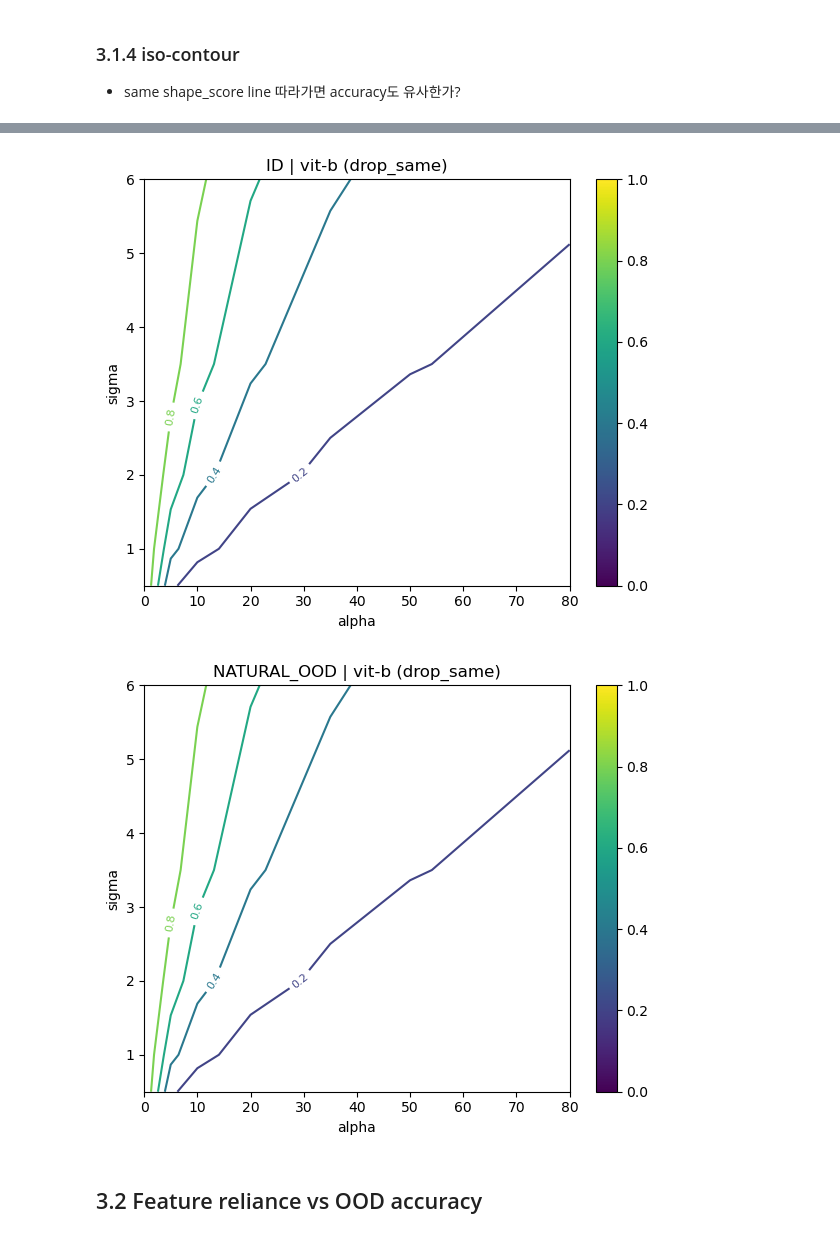
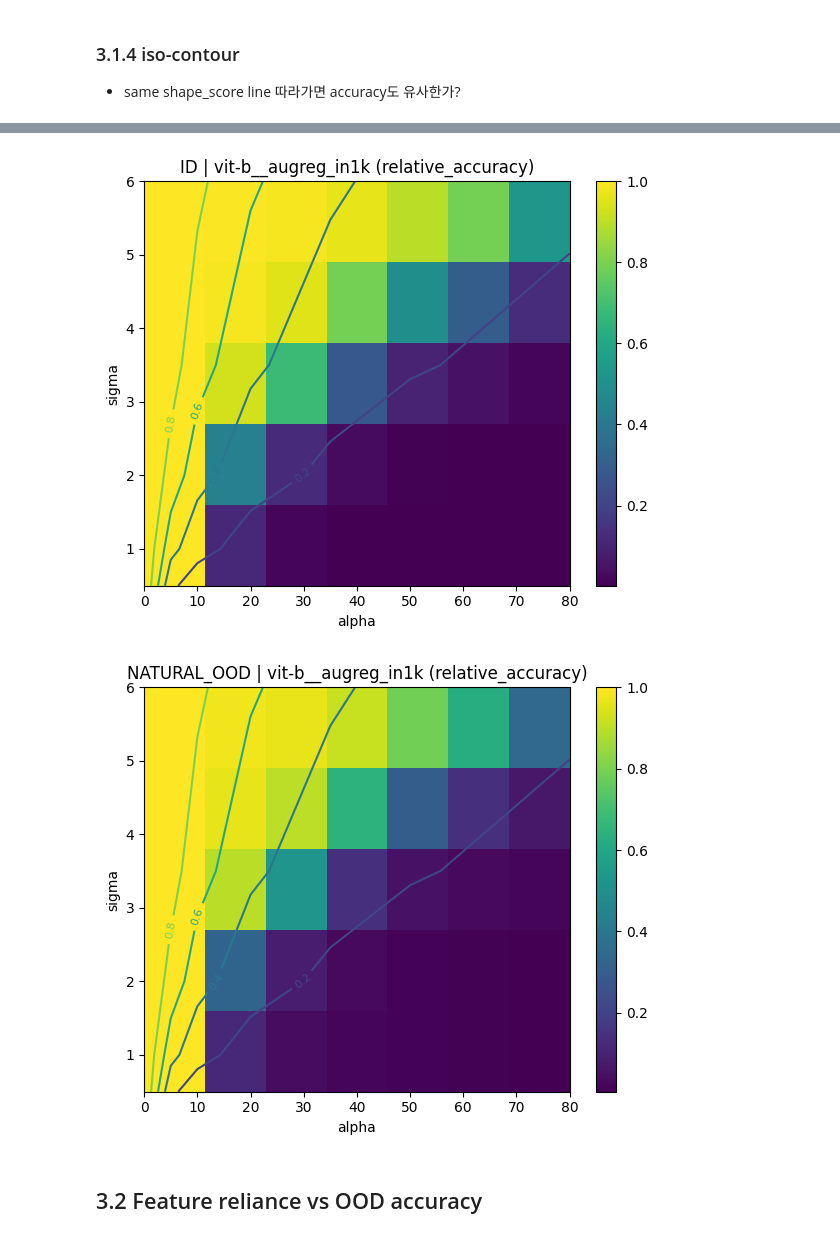
Before and after one commit to sdsdsdsdaf/Feature-Reliance, a Jupyter notebook: results_analysis.ipynb, the cells around one changed output, grey strips where cells are left out. Saved outputs shown, nothing was run; the diff lists cells and outputs as text; code cells hidden in the pictures.

```diff
--- a/results_analysis.ipynb
+++ b/results_analysis.ipynb
@@ -101,6 +101,10 @@ PERTURB_HPARAM_COLS = {
     "grayscale": ["gray_alpha"],
     "original": [],
 }
+
+ID_INTERNAL_DATASET = "imagenet"
+ID_OOD_BASELINE_DATASET = "imagenet_200"
+OOD_DATASET = "imagenet_r"
 # %% [markdown]
 # 1. Utilities
 # %%
@@ -548,6 +552,7 @@ def make_master_dataframe(
     root_dir=Path("Cache/MetaData"),
     save_dir=Path("analysis_outputs"),
     save_csv=True,
+    strict=True,
 ):
     save_dir.mkdir(parents=True, exist_ok=True)
 
@@ -567,6 +572,8 @@ def make_master_dataframe(
 
         except Exception as e:
             print(f"[WARN] {json_path}: {e}")
+            if strict:
+                raise
 
     scenario_df = pd.concat(scenario_list, ignore_index=True) if scenario_list else pd.DataFrame()
     validation_df = pd.concat(validation_list, ignore_index=True) if validation_list else pd.DataFrame()
@@ -883,6 +888,7 @@ sweep_summary = (
     sweep_df
     .groupby([
         "model_key",
+        "dataset",
         "domain_type",
         "perturbation",
         "feature_type",
@@ -914,5 +920,17 @@ sweep_summary = (
 )
 
 sweep_summary["relative_accuracy"] = sweep_summary["relative_accuracy"].clip(0, 1) # ensure relative accuracy is in [0, 1] 현재 1% 초과인 noisy 데이터 존재
+sweep_summary["feature_reliance"] = 1.0 - sweep_summary["relative_accuracy"]
 display(sweep_summary)
+
+internal_vs_ood_sweep_summary = sweep_summary[
+    (
+        (sweep_summary["domain_type"] == "id") &
+        (sweep_summary["dataset"] == ID_INTERNAL_DATASET)
+    ) |
+    (
+        (sweep_summary["domain_type"] != "id") &
+        (sweep_summary["dataset"] == OOD_DATASET)
+    )
+].copy()
 # %% [output]
@@ -934,5 +952,9 @@ lw_summary = sweep_summary[
     sweep_summary["perturbation"] == "localwarp"
 ].copy()
 
+lw_internal_vs_ood_summary = internal_vs_ood_sweep_summary[
+    internal_vs_ood_sweep_summary["perturbation"] == "localwarp"
+].copy()
+
 display(lw_summary)
 # %% [output]
@@ -1616,9 +1642,9 @@ plot_lw_heatmap(lw_summary, perf_col="relative_accuracy")
 ### 3.1.4 iso-contour
 - same shape_score line 따라가면 accuracy도 유사한가?
 # %%
-plot_lw_iso(lw_summary, model_name="resnet50", perf_col="relative_accuracy", domain="id")
-plot_lw_iso(lw_summary, model_name="resnet50", perf_col="relative_accuracy", domain="natural_ood")
+plot_lw_iso(lw_internal_vs_ood_summary, model_name="resnet50__in1k", perf_col="relative_accuracy", domain="id")
+plot_lw_iso(lw_internal_vs_ood_summary, model_name="resnet50__in1k", perf_col="relative_accuracy", domain="natural_ood")
 
-plot_lw_iso(lw_summary, model_name="vit-b", perf_col="drop_same", domain="id")
-plot_lw_iso(lw_summary, model_name="vit-b", perf_col="drop_same", domain="natural_ood")
+plot_lw_iso(lw_internal_vs_ood_summary, model_name="vit-b__augreg_in1k", perf_col="relative_accuracy", domain="id")
+plot_lw_iso(lw_internal_vs_ood_summary, model_name="vit-b__augreg_in1k", perf_col="relative_accuracy", domain="natural_ood")
 # %% [output]
@@ -1627,5 +1653,5 @@ plot_lw_iso(lw_summary, model_name="vit-b", perf_col="drop_same", domain="natura
-[figure, old version]
+[figure, new version]
-[figure, old version]
+[figure, new version]
 # %% [markdown]
 ## 3.2 Feature reliance vs OOD accuracy
 # %%
```
Also changed, not shown: parts of 29 cells of this notebook, 6 other files.
